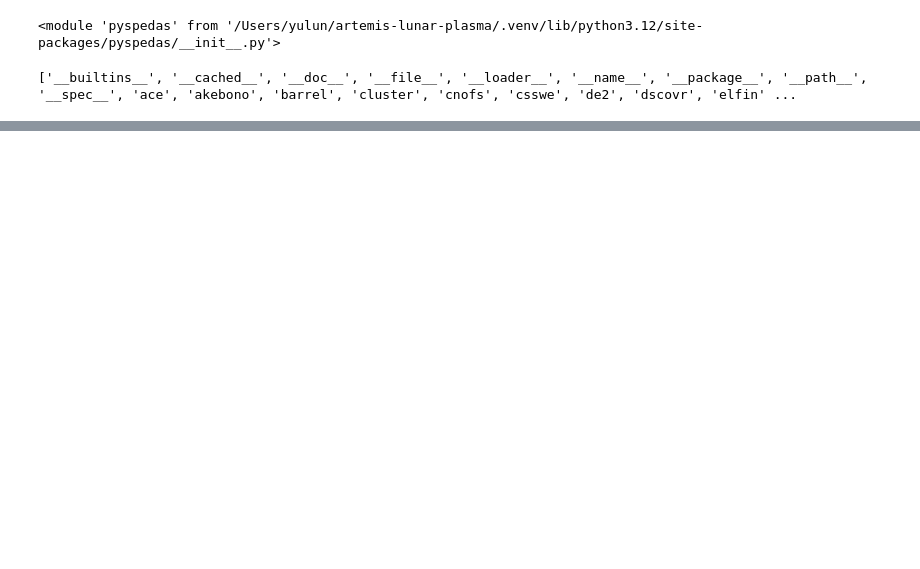
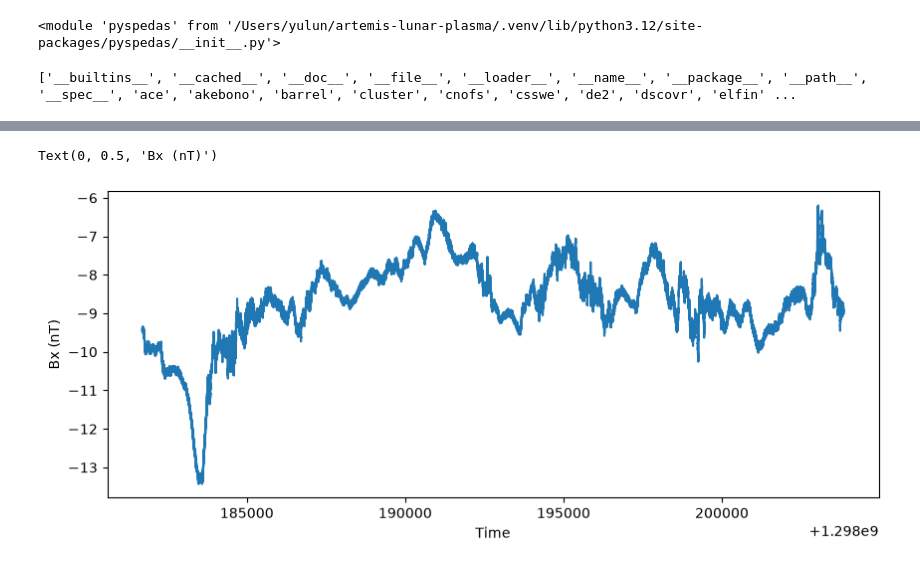
Before and after one commit to yulunwu000/artemis-lunar-plasma, a Jupyter notebook: notebooks/00_pyspedas_test.ipynb, the cells around one changed output, grey strips where cells are left out. Cells and saved outputs as stored; diff of their text form; code cells hidden in the pictures; blank space fills up the shorter version.

Commit message:
add first FGM data exploration notebook

```diff
--- a/notebooks/00_pyspedas_test.ipynb
+++ b/notebooks/00_pyspedas_test.ipynb
@@ -57,0 +115,13 @@ themis.fgm(
+# %%
+times, B, metadata = get_data("thb_fgl_gse")
+
+print(type(times))
+print(type(B))
+
+print(times)
+print("there are", len(times), "time values in a day.")
+
+print(B)
+print("there are", len(B), "magnetic field measurements in a day.")
+
+print(metadata)
@@ -57,0 +151,16 @@ themis.fgm(
+# %%
+# slicing 2D array to get individual components
+Bx = B[:,0]
+By = B[:,1]
+Bz = B[:,2]
+
+#plot Bx using ordinary matplotlib
+plt.figure(figsize=(10,4))
+
+plt.plot(times, Bx)
+
+plt.xlabel("Time")
+plt.ylabel("Bx (nT)")
+# %% [output]
+Text(0, 0.5, 'Bx (nT)')
+[figure, added]
```
Also changed, not shown: parts of 21 cells of this notebook.
